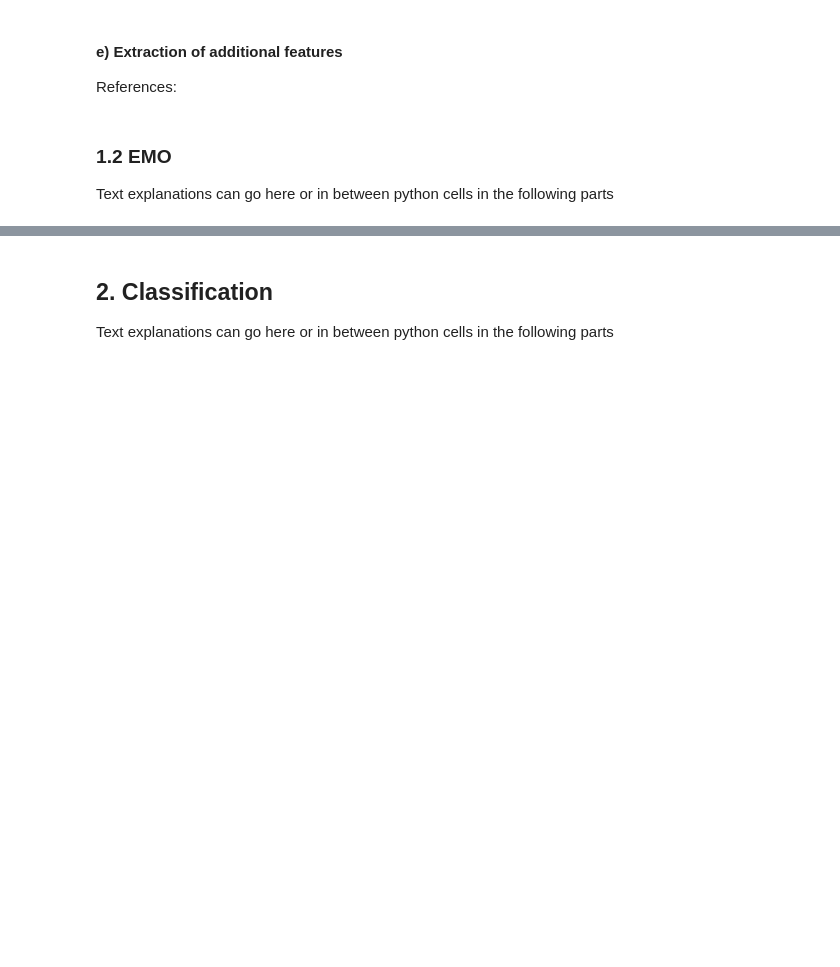
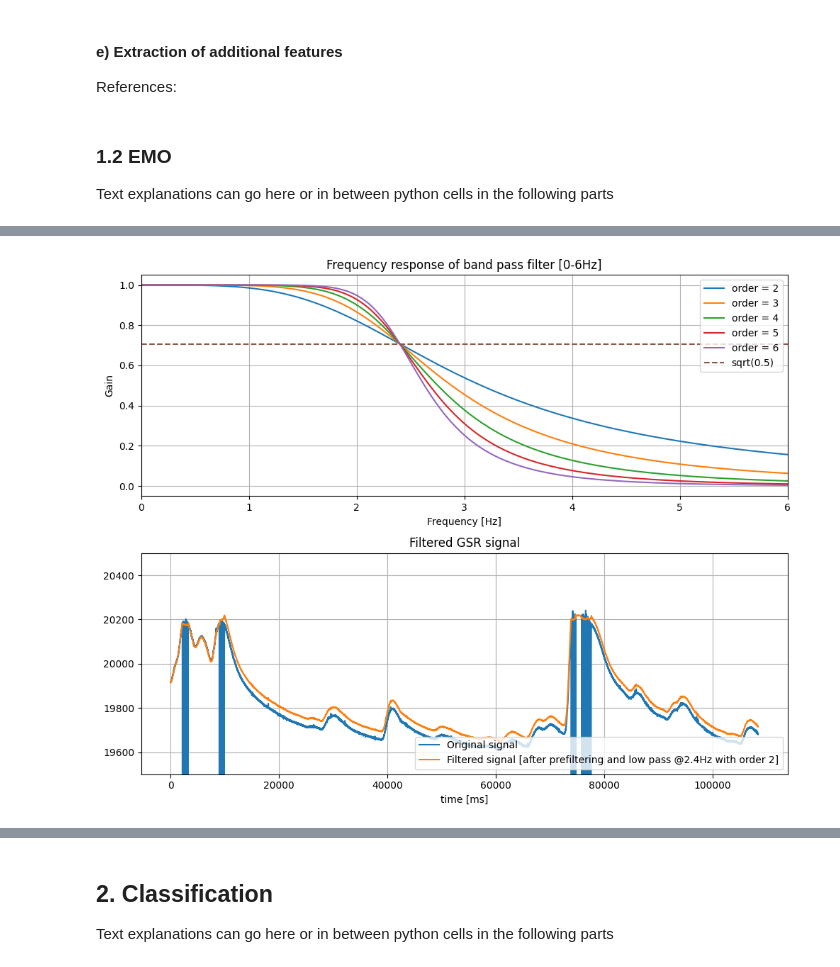
Before and after one commit to massimoalbarello/ubi-comp, a Jupyter notebook: project_2/project_2.ipynb, the cells around one changed output, grey strips where cells are left out. Cells and saved outputs as stored; diff of their text form; code cells hidden in the pictures; blank space fills up the shorter version.

```diff
--- a/project_2/project_2.ipynb
+++ b/project_2/project_2.ipynb
@@ -279,0 +330,92 @@ Text explanations can go here or in between python cells in the following parts
+# %%
+
+
+def get_truncated_normal(mean=0, sd=1, low=0, upp=10):
+    '''
+    Function to simplify the application of truncnorm
+    '''
+    return truncnorm(
+        (low - mean) / sd, (upp - mean) / sd, loc=mean, scale=sd)
+
+# Define low pass filter functions
+def butter_lowpass(lowcut,fs, order=5):
+    nyq = 0.5 * fs
+    low = lowcut / nyq
+    b, a = signal.butter(order,low, btype='low')
+    return b, a
+
+def butter_lowpass_filter(data, lowcut, fs, order):
+    b, a = butter_lowpass(lowcut, fs, order)
+    y = signal.filtfilt(b, a, data)
+    return y
+
+# Prefiltering
+def prefilter_gsr(raw_gsr, threshold):
+    '''
+    GSR prefiltering step on the signal derivative
+    '''
+    # Threshold the signal derivative
+    derivative = np.diff(raw_gsr).4
+    filtered_derivative = derivative
+
+    # Smoothe derivative using a low pass filter at 25Hz
+    filtered_derivative = butter_lowpass_filter(filtered_derivative,25, GSR_freq, order)
+
+    # Replace sections that are above the threshold by a random variable from a truncated normal distribution
+    N = get_truncated_normal(mean = 0, sd = 1,low= -1 , upp = 1)
+    mask1 = filtered_derivative>threshold
+    mask2= filtered_derivative<-threshold
+    mask = mask1+mask2
+    c = np.count_nonzero(mask)
+    fillers = N.rvs(c)
+    filtered_derivative[mask]= fillers
+
+    # reconstruct the pre-filtered GSR signal
+    prefiltered_GSR = np.concatenate(([raw_gsr[0]], filtered_derivative)).cumsum()
+
+    return prefiltered_GSR
+
+# Low pass filter implementation
+# Parameters
+lowcut = 2.4
+
+fs = GSR_freq
+
+# Plot the frequency response for a few different orders.
+fig, ax = plt.subplots(nrows=2,ncols=1,figsize=(10, 8), sharex=False)
+
+for order in [2,3,4,5,6]:
+    b, a = butter_lowpass(lowcut, fs, order=order)
+    w, h = signal.freqz(b, a, worN=2000)
+    ax[0].plot((fs * 0.5 / np.pi) * w, abs(h), label="order = %d" %order)
+
+ax[0].plot([0, 0.5 * fs], [np.sqrt(0.5), np.sqrt(0.5)],'--', label='sqrt(0.5)')
+ax[0].set_xlabel('Frequency [Hz]')
+ax[0].set_xlim(0,6)
+ax[0].set_ylabel('Gain')
+ax[0].grid(True)
+ax[0].set_title('Frequency response of band pass filter [0-6Hz]')
+ax[0].legend(loc='upper right')
+
+# Choose filter order
+order = 2
+prefilter_threshold= 20
+# Apply prefilter
+prefiltered_gsr = prefilter_gsr(raw_GSR, prefilter_threshold)
+
+# # Apply the low pass filer to the lead I ECG filter
+# filtered_gsr = butter_lowpass_filter(prefiltered_gsr,lowcut, fs, order)
+
+# Plot the first 5s of the filtered signal in time domain
+ax[1].plot(t, raw_GSR, label='Original signal')
+# ax[1].plot(prefiltered_gsr, label='Prefiltered signal')
+ax[1].plot(t, prefiltered_gsr, label='Filtered signal [after prefiltering and low pass @2.4Hz with order %d]' %order)
+ax[1].set_xlabel('time [ms]')
+ax[1].set_ylim(19500, 20500)
+ax[1].grid(True)
+ax[1].set_title('Filtered GSR signal')
+ax[1].legend(loc='lower right')
+plt.tight_layout()
+plt.show()
+# %% [output]
+[figure, added]
```
Also changed, not shown: parts of 11 cells of this notebook.
